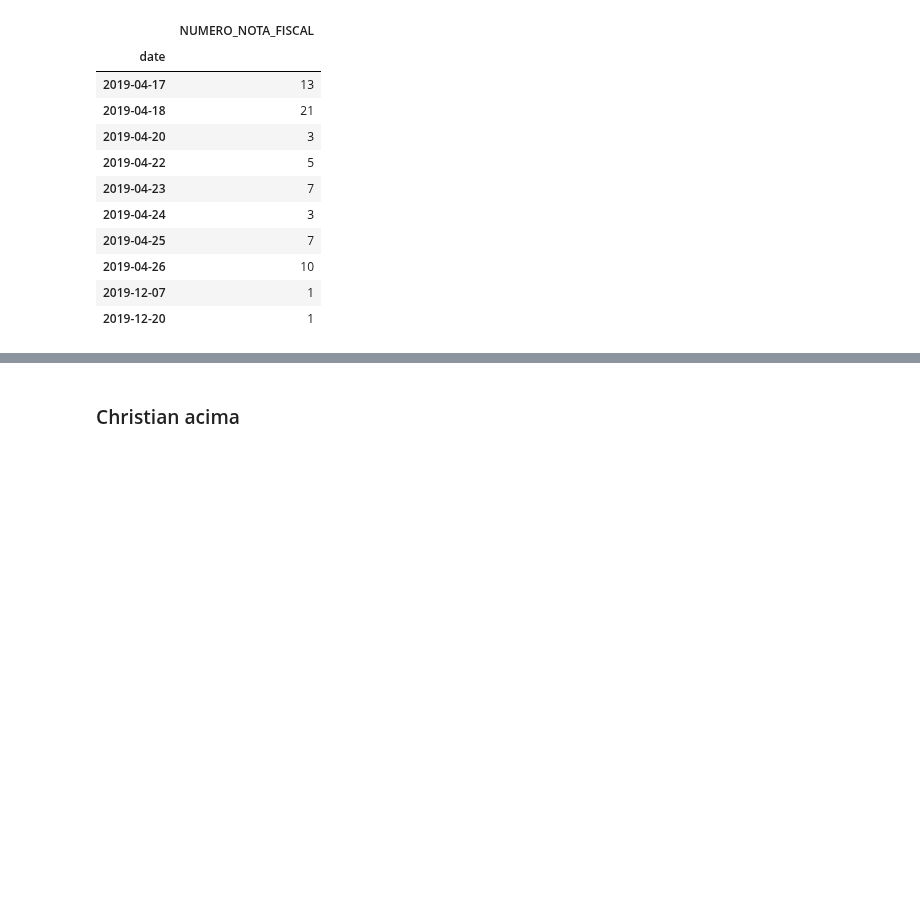
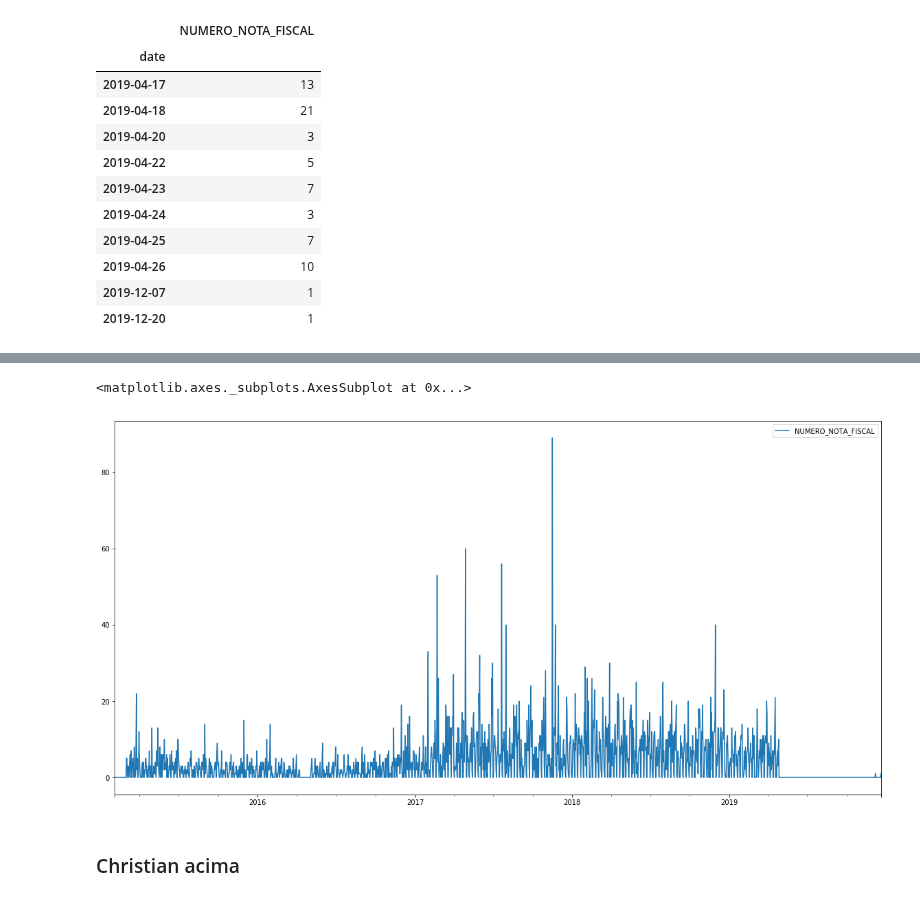
Before and after one commit to equipepontozip/sonic-the-movie, a Jupyter notebook: exploratoria/exploratoria-vendas.ipynb, the cells around one changed output, grey strips where cells are left out. Saved outputs shown, nothing was run; the diff lists cells and outputs as text; code cells hidden in the pictures; blank space fills up the shorter version.

```diff
--- a/exploratoria/exploratoria-vendas.ipynb
+++ b/exploratoria/exploratoria-vendas.ipynb
@@ -251,3 +274,8 @@ gp_modelo_date.head()
+# %%
+gp_modelo_date.plot.line(figsize=(20,10))
+# %% [output]
+<matplotlib.axes._subplots.AxesSubplot at 0x...>
+[figure, added]
 # %% [markdown]
 ### Christian acima
 # %%
```
Also changed, not shown: parts of 9 cells of this notebook.
